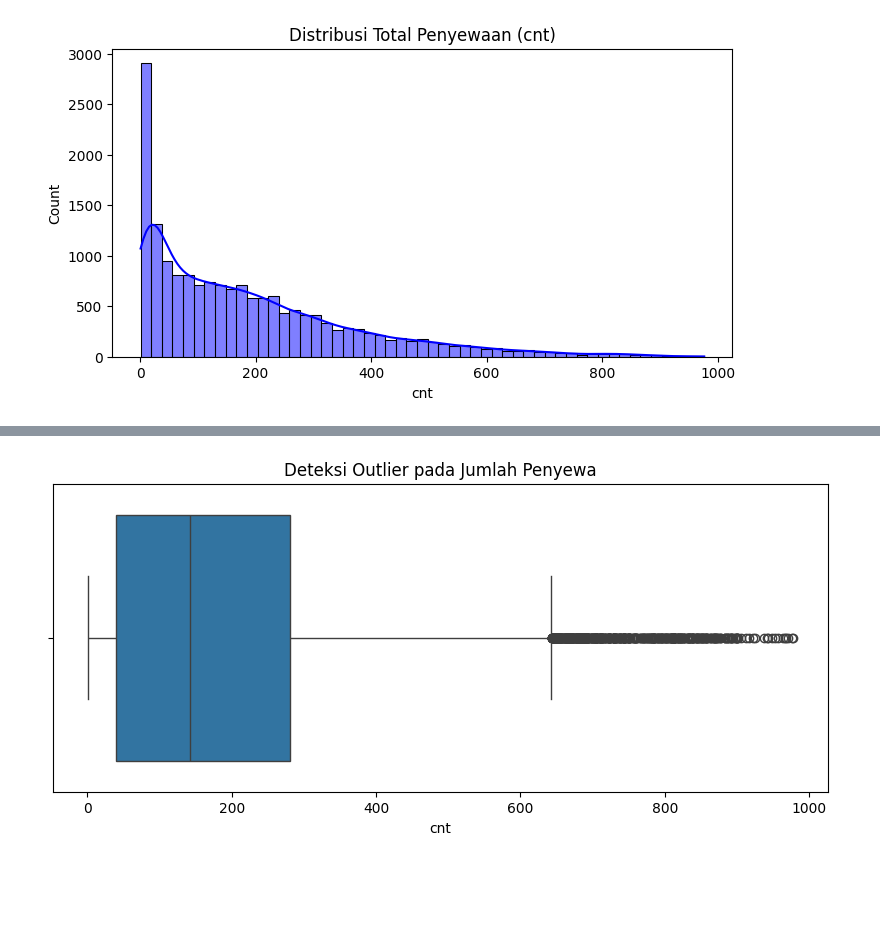
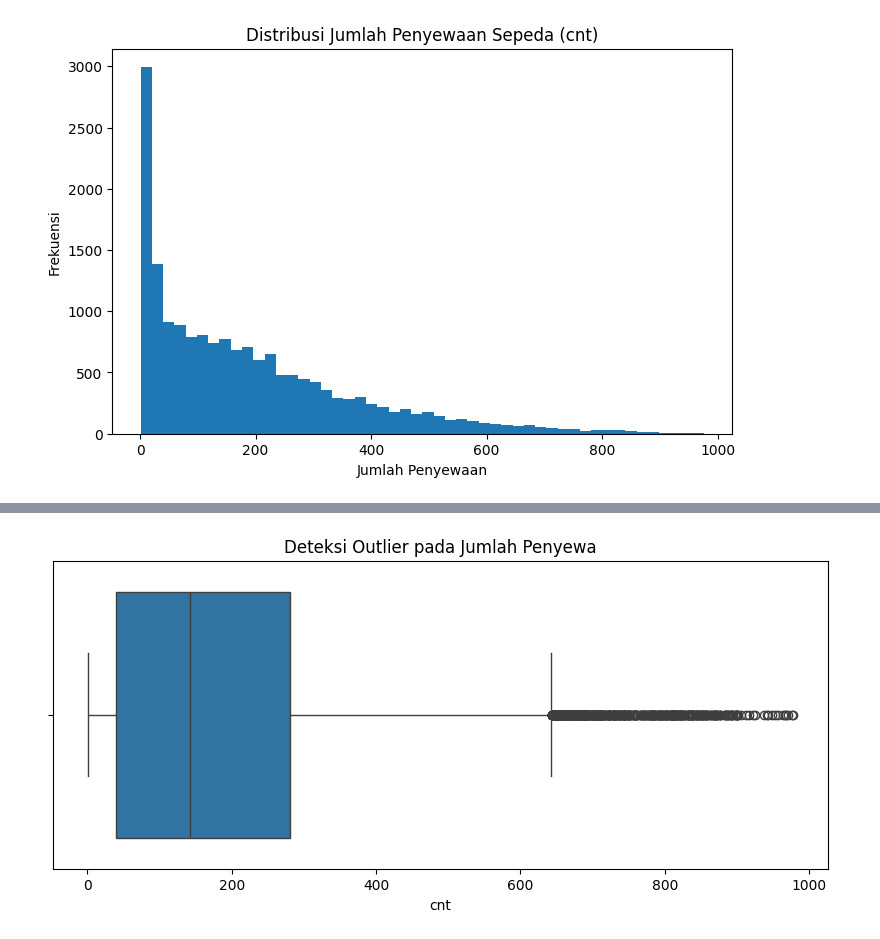
Before and after one commit to reyhanamando35/bike-rent-analysis, a Jupyter notebook: notebooks/eda.ipynb, the cells around one changed output, grey strips where cells are left out. Cells and saved outputs as stored; diff of their text form; code cells hidden in the pictures; blank space fills up the shorter version.

```diff
--- a/notebooks/eda.ipynb
+++ b/notebooks/eda.ipynb
@@ -84,7 +113,9 @@ Jumlah Duplikat: 0
 # %%
-plt.figure(figsize=(8, 4))
-sns.histplot(df['cnt'], kde=True, color='blue')
-plt.title("Distribusi Total Penyewaan (cnt)")
+plt.figure(figsize=(8,5))
+plt.hist(df['cnt'], bins=50)
+plt.title("Distribusi Jumlah Penyewaan Sepeda (cnt)")
+plt.xlabel("Jumlah Penyewaan")
+plt.ylabel("Frekuensi")
 plt.show()
 # %% [output]
-[figure, old version]
+[figure, new version]
```
Also changed, not shown: parts of 11 cells of this notebook.
